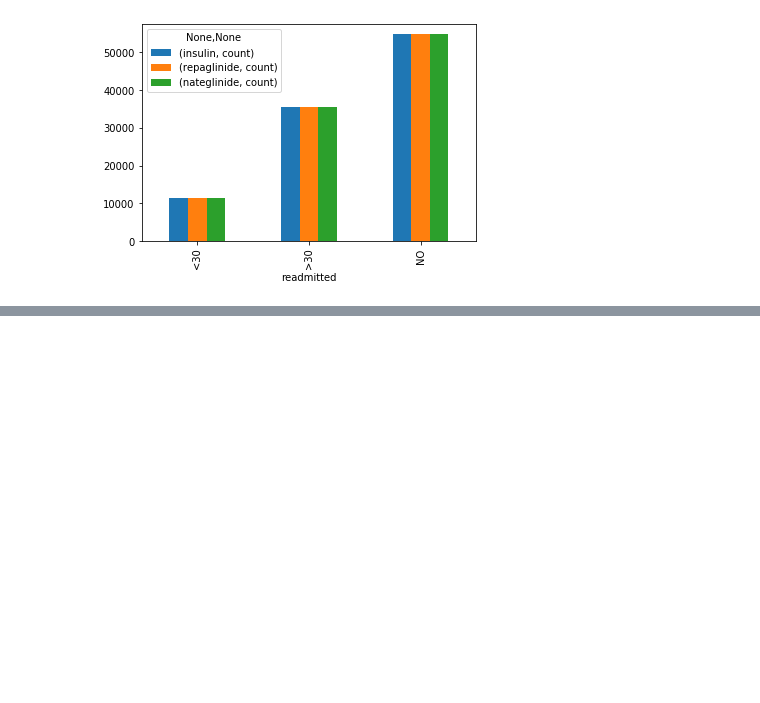
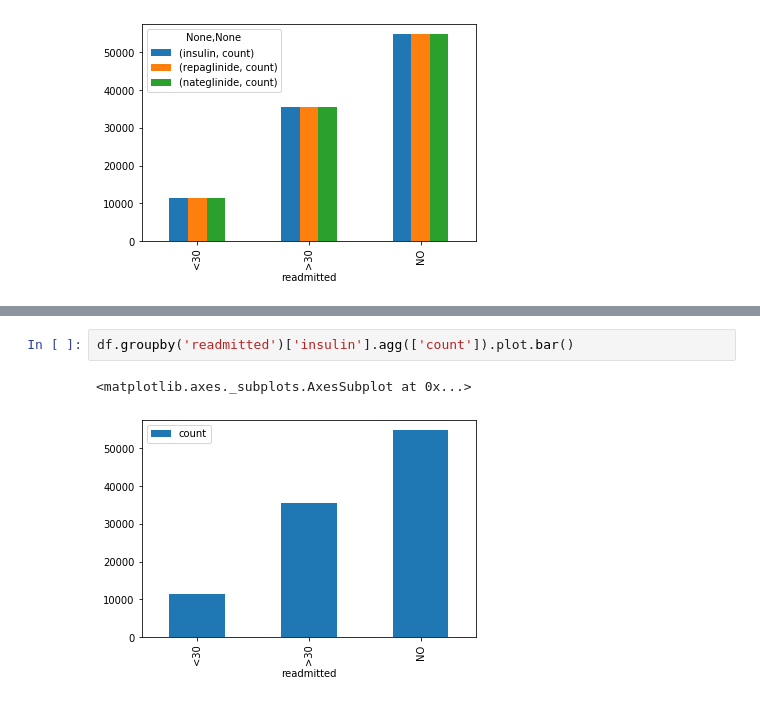
Before and after one commit to tarunkoutharapu/Diabetic-Data, a Jupyter notebook: capstoneproject.ipynb, the cells around one changed output, grey strips where cells are left out. Cells and saved outputs as stored; diff of their text form; blank space fills up the shorter version.

```diff
--- a/capstoneproject.ipynb
+++ b/capstoneproject.ipynb
@@ -351,0 +382,5 @@ df.groupby('readmitted')[['insulin','repaglinide','nateglinide']].agg(['count'])
+# %%
+df.groupby('readmitted')['insulin'].agg(['count']).plot.bar()
+# %% [output]
+<matplotlib.axes._subplots.AxesSubplot at 0x...>
+[figure, added]
```
Also changed, not shown: parts of 38 cells of this notebook.
